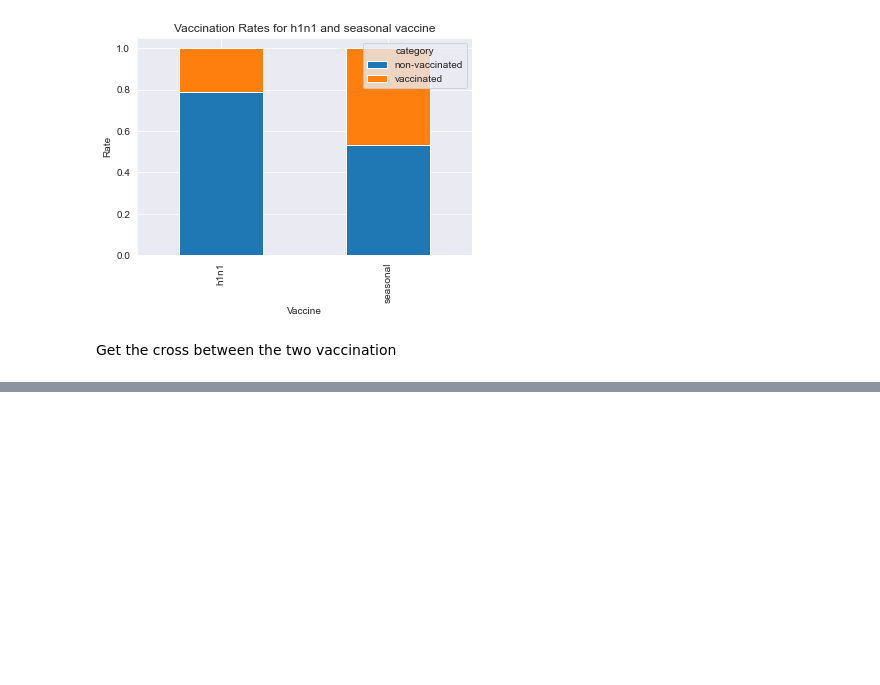
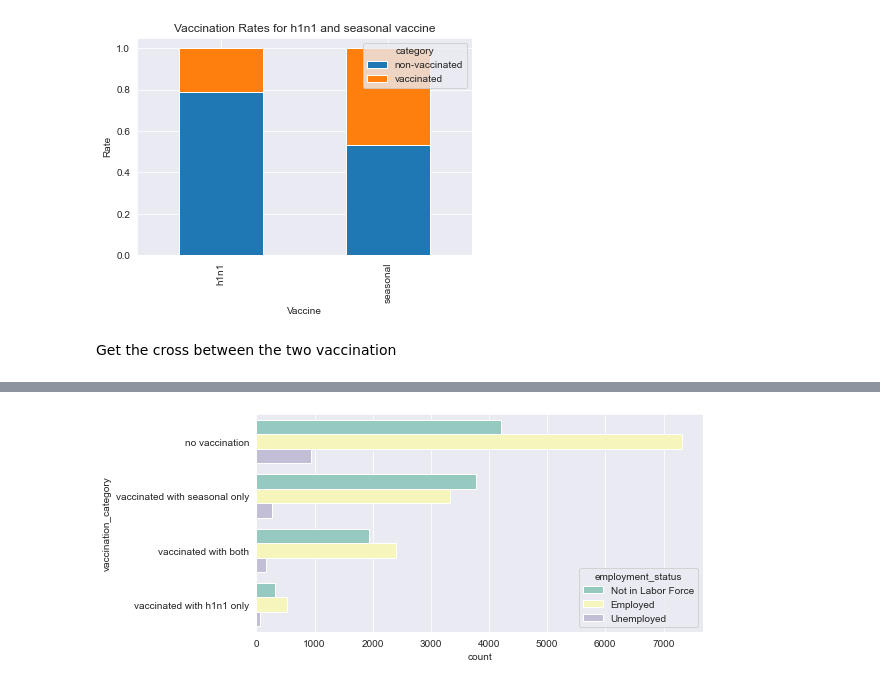
Before and after one commit to lnbalon/mab2133, a Jupyter notebook: workshop/notebooks/01-support-vector-machine.ipynb, the cells around one changed output, grey strips where cells are left out. Cells and saved outputs as stored; diff of their text form; code cells hidden in the pictures; blank space fills up the shorter version.

```diff
--- a/workshop/notebooks/01-support-vector-machine.ipynb
+++ b/workshop/notebooks/01-support-vector-machine.ipynb
@@ -139,0 +177,7 @@ plt.show()
+# %%
+a4_dims = (8, 4)
+fig, ax = plt.subplots(figsize=a4_dims)
+ax = sns.barplot(y='vaccination_category', x='count',data=train_df, hue='employment_status', ci=None, estimator=sum, palette='Set3')
+plt.show()
+# %% [output]
+[figure, added]
```
Also changed, not shown: parts of 11 cells of this notebook.
